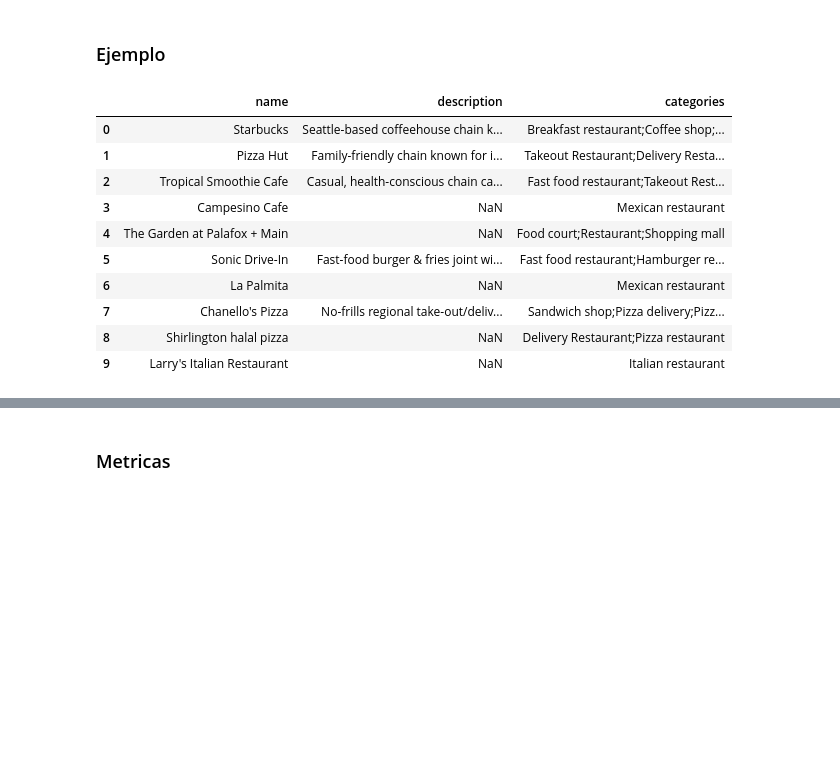
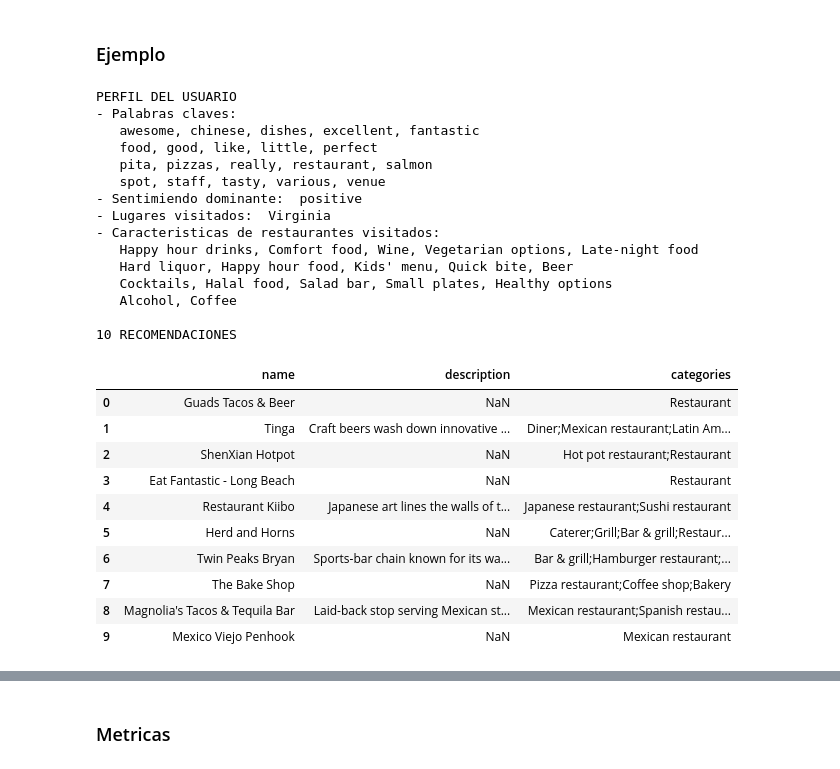
Before and after one commit to pedrozavalat/iic3633-proyecto, a Jupyter notebook: iic3633_v1_models_baselines.ipynb, the cells around one changed output, grey strips where cells are left out. Drawn from its saved outputs; the diff is of its cells as text; code cells hidden in the pictures; blank space fills up the shorter version.

```diff
--- a/iic3633_v1_models_baselines.ipynb
+++ b/iic3633_v1_models_baselines.ipynb
@@ -579,20 +607,3 @@ mp_reclist20, mp_map20, mp_ndcg20 = model_mp.testrec(
 )
 # %% [markdown]
 ### Ejemplo
-# %%
-def show_recommendations(user, reclist):
-    rec_business_cols = {
-        'name' : [],
-        'description' : [],
-        'categories': []
-
-    }
-    for row in restaurants.itertuples():
-        index = row.Index
-        if str(index) not in reclist: continue
-        rec_business_cols['name'].append(row.name)
-        rec_business_cols['categories'].append(row.categories)
-        rec_business_cols['description'].append(row.descriptions)
-
-    reclist_df = pd.DataFrame(rec_business_cols)
-    return reclist_df
@@ -601,2 +610,20 @@ random_user = '100012107238749468669'
+# %%
+for user, rec in mp_reclist10.items():
+    rec = [int(x) for x in rec]
+    mp_reclist10[user] = rec
+for user, rec in mp_reclist20.items():
+    rec = [int(x) for x in rec]
+    mp_reclist20[user] = rec
+# %%
+# Buscamos diversos usuarios
+user1, user2, user3 = None, None, None
+while not (user1 and user2 and user3):
+    for user, recs in user_items_test.items():
+        if user1 == None and 1 <= len(recs) < 4:
+            user1 = user
+        if user2 == None and 4 <= len(recs) < 6:
+            user2 = user
+        if user3 == None and 8 <= len(recs):
+            user3 = user
 # %%
 show_recommendations(
@@ -667,7 +724,7 @@ random_reclist10 = {}
 
 for user_id in X_test['user_id'].to_list():
     reclist = set(random.sample(X_train['rest_id'].to_list(), k=10))
-    random_reclist10[user_id] = list([str(x) for x in reclist])
+    random_reclist10[user_id] = list([int(x) for x in reclist])
 # %%
 random_reclist20 = {}
 
@@ -677,17 +734,32 @@ for user_id in X_test['user_id'].to_list():
 # %% [markdown]
 ### Ejemplo
 # %%
-show_recommendations(random_user, random_reclist10[random_user])
+show_recommendations(user3, random_reclist10[user3])
 # %% [output]
+PERFIL DEL USUARIO
+- Palabras claves:
+   awesome, chinese, dishes, excellent, fantastic
+   food, good, like, little, perfect
+   pita, pizzas, really, restaurant, salmon
+   spot, staff, tasty, various, venue
+- Sentimiendo dominante:  positive
+- Lugares visitados:  Virginia
+- Caracteristicas de restaurantes visitados:
+   Happy hour drinks, Comfort food, Wine, Vegetarian options, Late-night food
+   Hard liquor, Happy hour food, Kids' menu, Quick bite, Beer
+   Cocktails, Halal food, Salad bar, Small plates, Healthy options
+   Alcohol, Coffee
+
+10 RECOMENDACIONES
 |  | name | description | categories |
-| 0 | Starbucks | Seattle-based coffeehouse chain k... | Breakfast restaurant;Coffee shop;... |
-| 1 | Pizza Hut | Family-friendly chain known for i... | Takeout Restaurant;Delivery Resta... |
-| 2 | Tropical Smoothie Cafe | Casual, health-conscious chain ca... | Fast food restaurant;Takeout Rest... |
-| 3 | Campesino Cafe | NaN | Mexican restaurant |
-| 4 | The Garden at Palafox + Main | NaN | Food court;Restaurant;Shopping mall |
-| 5 | Sonic Drive-In | Fast-food burger & fries joint wi... | Fast food restaurant;Hamburger re... |
-| 6 | La Palmita | NaN | Mexican restaurant |
-| 7 | Chanello's Pizza | No-frills regional take-out/deliv... | Sandwich shop;Pizza delivery;Pizz... |
-| 8 | Shirlington halal pizza | NaN | Delivery Restaurant;Pizza restaurant |
-| 9 | Larry's Italian Restaurant | NaN | Italian restaurant |
+| 0 | Guads Tacos & Beer | NaN | Restaurant |
+| 1 | Tinga | Craft beers wash down innovative ... | Diner;Mexican restaurant;Latin Am... |
+| 2 | ShenXian Hotpot | NaN | Hot pot restaurant;Restaurant |
+| 3 | Eat Fantastic - Long Beach | NaN | Restaurant |
+| 4 | Restaurant Kiibo | Japanese art lines the walls of t... | Japanese restaurant;Sushi restaurant |
+| 5 | Herd and Horns | NaN | Caterer;Grill;Bar & grill;Restaur... |
+| 6 | Twin Peaks Bryan | Sports-bar chain known for its wa... | Bar & grill;Hamburger restaurant;... |
+| 7 | The Bake Shop | NaN | Pizza restaurant;Coffee shop;Bakery |
+| 8 | Magnolia's Tacos & Tequila Bar | Laid-back stop serving Mexican st... | Mexican restaurant;Spanish restau... |
+| 9 | Mexico Viejo Penhook | NaN | Mexican restaurant |
 # %%
```
Also changed, not shown: parts of 70 cells of this notebook.
